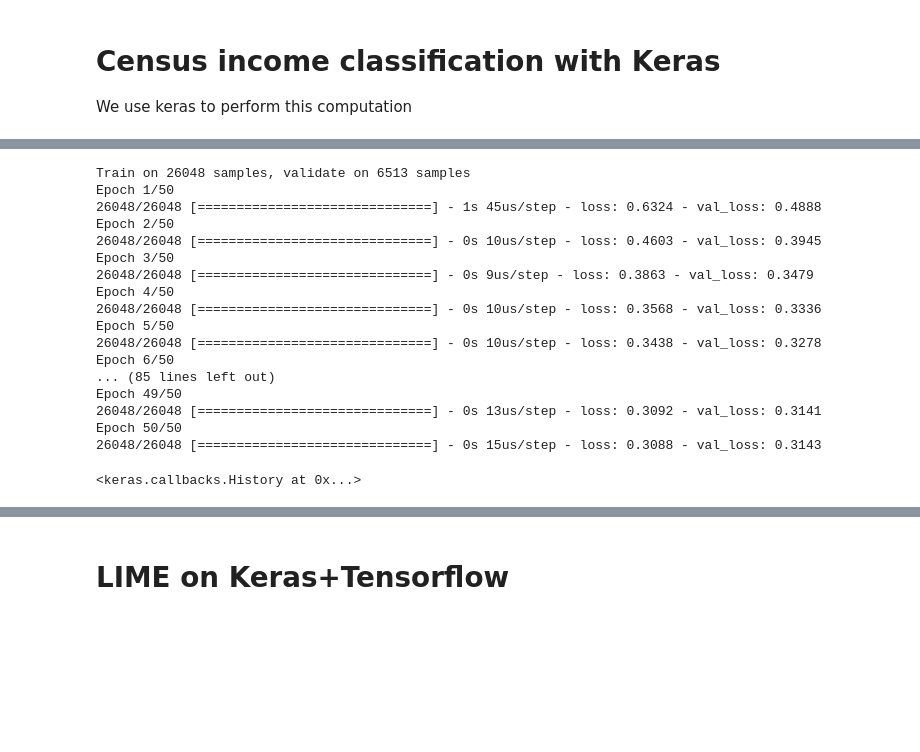
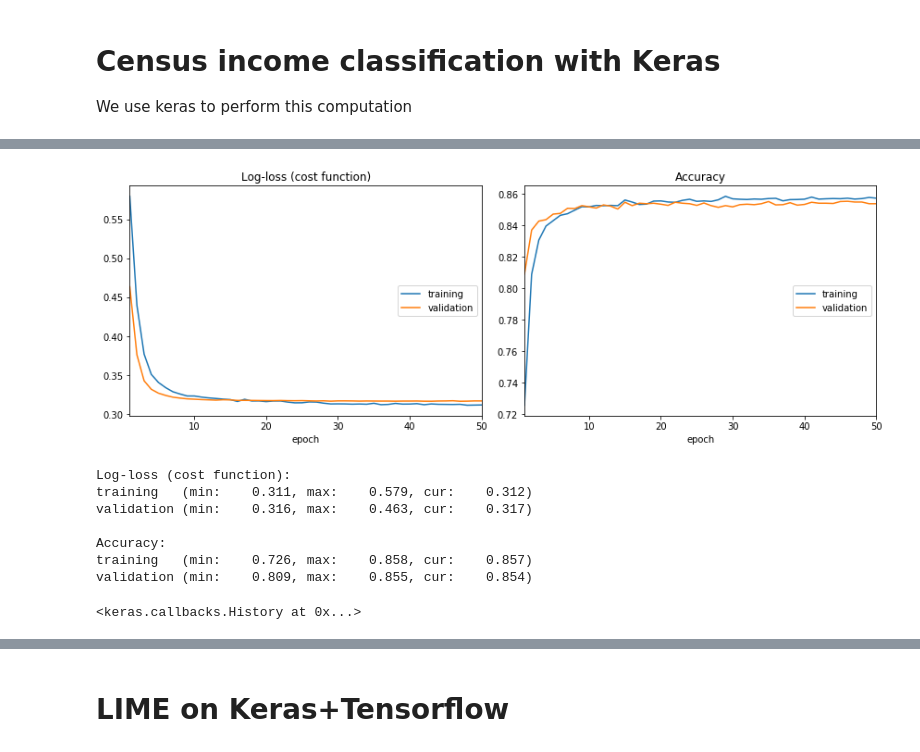
Before and after one commit to EthicalML/explainability-and-bias, a Jupyter notebook: KERAS CENSUS.ipynb, the cells around one changed output, grey strips where cells are left out. Drawn from its saved outputs; the diff is of its cells as text; code cells hidden in the pictures; blank space fills up the shorter version.

```diff
--- a/KERAS CENSUS.ipynb
+++ b/KERAS CENSUS.ipynb
@@ -76,11 +27,9 @@ Using TensorFlow backend.
 # %%
+# tmp_df = df.load_csv()
+
 X,y = shap.datasets.adult()
 X_display,y_display = shap.datasets.adult(display=True)
 
-X['Income'] = y
-X.to_csv["data/adult_processed.csv", sep="\t"]
-
-X_display['In']
 
 input_features = ["age", "workclass", "education-num", "marital-status",
                    "occupation", "relationship", "ethnicity", "gender", "capital-gain", "capital-loss",
@@ -93,6 +42,17 @@ categorical_features = ["workclass", "marital-status",
 X.columns = input_features
 X_display.columns = input_features
 
+
+# ethnicity, workclass, capital-loss, gender
+del X["ethnicity"]
+del X_display["ethnicity"]
+# del X["workclass"]
+# del X_display["workclass"]
+# del X["capital-loss"]
+# del X_display["capital-loss"]
+del X["gender"]
+del X_display["gender"]
+
 # normalize data (this is important for model convergence)
 dtypes = list(zip(X.dtypes.index, map(str, X.dtypes)))
 for k,dtype in dtypes:
@@ -100,56 +60,54 @@ for k,dtype in dtypes:
         X[k] -= X[k].mean()
         X[k] /= X[k].std()
 
-X_train, X_valid, y_train, y_valid = train_test_split(X, y, test_size=0.2, random_state=7)
+X_train, X_valid, y_train, y_valid = \
+    train_test_split(X, y, test_size=0.2, random_state=7)
+
+X_train.head(5)
 # %%
 # Defining model as functional type
 
 input_els = []
 encoded_els = []
 for k,dtype in dtypes:
     input_els.append(Input(shape=(1,)))
     if dtype == "int8":
         e = Flatten()(Embedding(X_train[k].max()+1, 1)(input_els[-1]))
     else:
         e = input_els[-1]
     encoded_els.append(e)
 encoded_els = concatenate(encoded_els)
 
 layer1 = Dropout(0.5)(Dense(100, activation="relu")(encoded_els))
 out = Dense(1, activation='sigmoid')(layer1)
 
-# y_train_hot = keras.utils.to_categorical(y_train)
-# y_valid_hot = keras.utils.to_categorical(y_valid)
-
 # train model
 model = Model(inputs=input_els, outputs=[out])
-model.compile(optimizer="adam", loss='binary_crossentropy')
+model.compile(optimizer="adam", loss='binary_crossentropy', metrics=['accuracy'])
+
+x_train_proc = [X_train[k].values for k,t in dtypes]
+x_valid_proc = [X_valid[k].values for k,t in dtypes]
+
 model.fit(
-    [X_train[k].values for k,t in dtypes],
+    x_train_proc,
     y_train,
     epochs=50,
     batch_size=512,
     shuffle=True,
-    validation_data=([X_valid[k].values for k,t in dtypes], y_valid)
+    validation_data=(x_valid_proc, y_valid),
+    callbacks=[PlotLossesKeras()],
+    verbose=0,
+    validation_split=0.05,
 )
 # %% [output]
+[figure, added]
-Train on 26048 samples, validate on 6513 samples
-Epoch 1/50
-26048/26048 [==============================] - 1s 45us/step - loss: 0.6324 - val_loss: 0.4888
-Epoch 2/50
-26048/26048 [==============================] - 0s 10us/step - loss: 0.4603 - val_loss: 0.3945
-Epoch 3/50
-26048/26048 [==============================] - 0s 9us/step - loss: 0.3863 - val_loss: 0.3479
-Epoch 4/50
-26048/26048 [==============================] - 0s 10us/step - loss: 0.3568 - val_loss: 0.3336
-Epoch 5/50
-26048/26048 [==============================] - 0s 10us/step - loss: 0.3438 - val_loss: 0.3278
-Epoch 6/50
-... (85 lines left out)
-Epoch 49/50
-26048/26048 [==============================] - 0s 13us/step - loss: 0.3092 - val_loss: 0.3141
-Epoch 50/50
-26048/26048 [==============================] - 0s 15us/step - loss: 0.3088 - val_loss: 0.3143
+Log-loss (cost function):
+training   (min:    0.311, max:    0.579, cur:    0.312)
+validation (min:    0.316, max:    0.463, cur:    0.317)
+
+Accuracy:
+training   (min:    0.726, max:    0.858, cur:    0.857)
+validation (min:    0.809, max:    0.855, cur:    0.854)
 <keras.callbacks.History at 0x...>
 # %%
 input_test = [X.iloc[:,i] for i in range(X.shape[1])]
```
Also changed, not shown: parts of 58 cells of this notebook.
